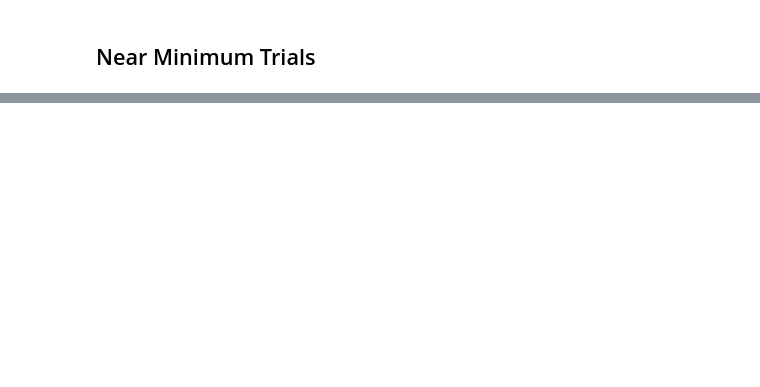
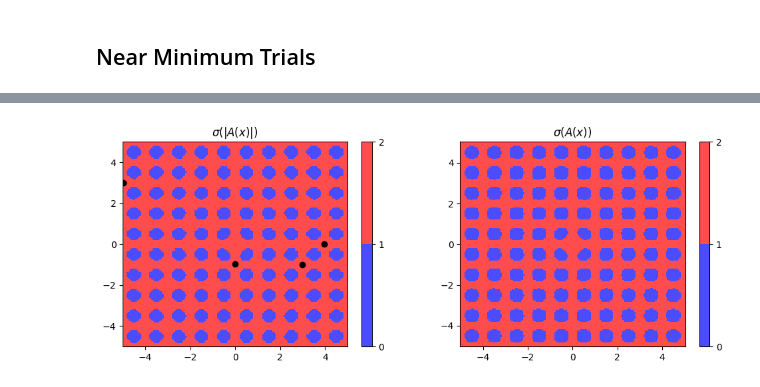
Before and after one commit to ebensonm/delay-optimizer, a Jupyter notebook: DelayEffects/test.ipynb, the cells around one changed output, grey strips where cells are left out. Cells and saved outputs as stored; diff of their text form; code cells hidden in the pictures; blank space fills up the shorter version.

```diff
--- a/DelayEffects/test.ipynb
+++ b/DelayEffects/test.ipynb
@@ -245,0 +334,6 @@ plot_path(ackley.loss_func.minimizer, delayed_data)
+# %%
+from Optimizer_Scripts.functions import ackley_deriv_gen, ackley_gen
+
+n = 2
+ackley = ackley_gen(n)
+ackley_deriv = ackley_deriv_gen(n)
@@ -245,0 +525,47 @@ plot_path(ackley.loss_func.minimizer, delayed_data)
+# %%
+from matplotlib import pyplot as plt
+from matplotlib.colors import LinearSegmentedColormap, BoundaryNorm
+
+x = np.linspace(-5, 5, 200)
+X, Y = np.meshgrid(x, x)
+
+S = []
+S_abs = []
+for x, y in zip(X.flatten(), Y.flatten()):
+    H = ackley_hessian(np.array([x,y]))
+    sigma, sigma_abs = spectral_radii(H, alpha=1e-4, beta_1=0.9, epsilon=1e-5)
+    S.append(sigma)
+    S_abs.append(sigma_abs)
+
+S = np.real(np.array(S).reshape(X.shape))
+S_abs = np.array(S_abs).reshape(X.shape)
+
+# Create the colormap
+cmap = LinearSegmentedColormap.from_list('mycmap', ["blue", "red"])
+
+# define the bins and normalize
+bounds = [0,1,2]
+norm = BoundaryNorm(bounds, cmap.N)
+
+# Create a subplots figure
+fig, ax = plt.subplots(1, 2, figsize=(12, 4))
+
+# Get local mins
+local_mins = [get_local_min(ackley, ackley_deriv, domain=(-5,5)) for i in range(100)]
+
+plt.subplot(121)
+plt.scatter(*np.array(local_mins).T, c="k", zorder=10)
+plt.pcolormesh(X, Y, S_abs, cmap=cmap, alpha=0.7, norm=norm)
+plt.gca().set_xlim(-5, 5)
+plt.gca().set_ylim(-5, 5)
+
+plt.title(r"$\sigma(|A(x)|)$")
+plt.colorbar()
+
+plt.subplot(122)
+plt.pcolormesh(X, Y, S, cmap=cmap, alpha=0.7, norm=norm)
+plt.title(r"$\sigma(A(x))$")
+plt.colorbar()
+plt.show()
+# %% [output]
+[figure, added]
```
Also changed, not shown: parts of 39 cells of this notebook.
